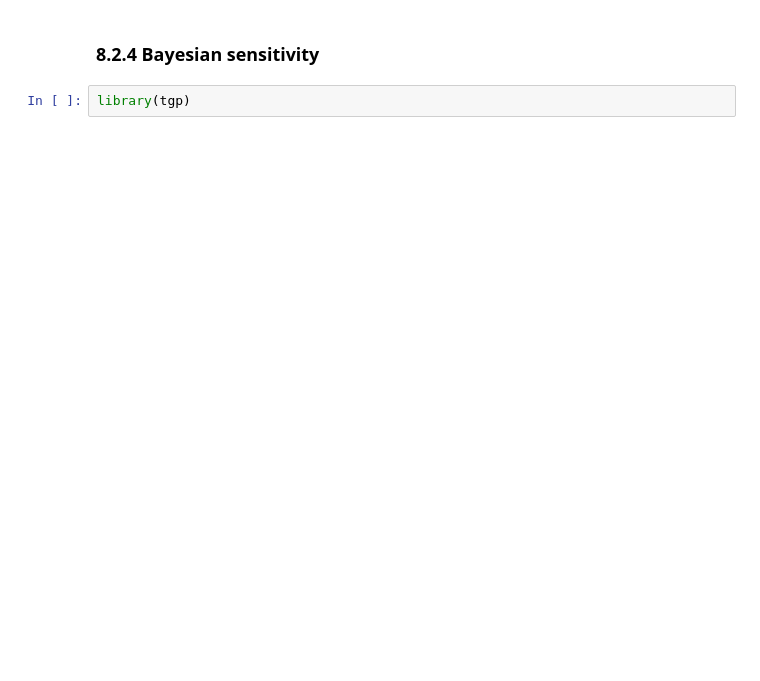
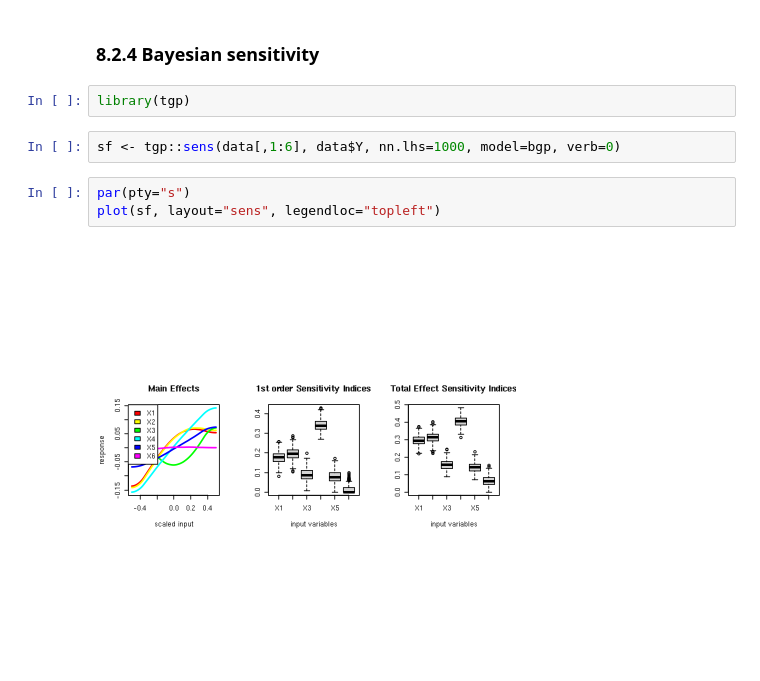
Before and after one commit to gglee4ai/study-surrogates-2020, a Jupyter notebook: ch08.ipynb, the cells around one changed output. Saved outputs shown, nothing was run; the diff lists cells and outputs as text; blank space fills up the shorter version.

```diff
--- a/ch08.ipynb
+++ b/ch08.ipynb
@@ -674,3 +686,10 @@ I
 ### 8.2.4 Bayesian sensitivity
 # %%
 library(tgp)
+# %%
+sf <- tgp::sens(data[,1:6], data$Y, nn.lhs=1000, model=bgp, verb=0)
+# %%
+par(pty="s")
+plot(sf, layout="sens", legendloc="topleft")
+# %% [output]
+[figure, added]
```
Also changed, not shown: parts of 30 cells of this notebook.
